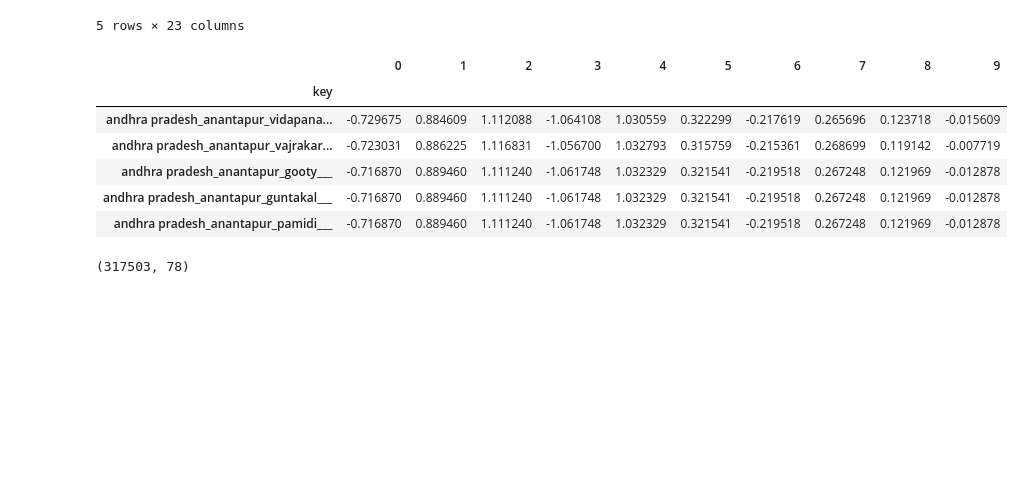
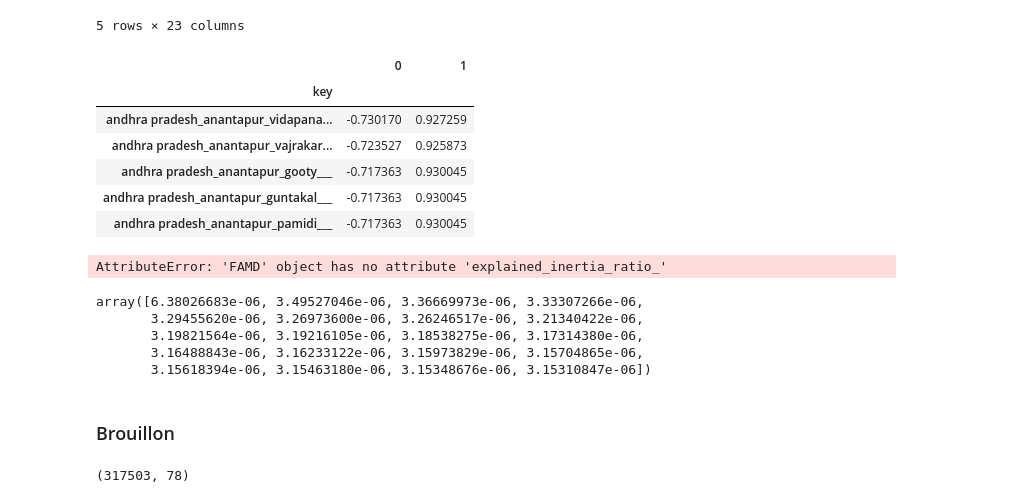
Before and after one commit to amaurylancelin/Datathon, a Jupyter notebook: clustering_without admin.ipynb, the cells around one changed output. Drawn from its saved outputs; the diff is of its cells as text; code cells hidden in the pictures; blank space fills up the shorter version.

```diff
--- a/clustering_without admin.ipynb
+++ b/clustering_without admin.ipynb
@@ -478,23 +478,38 @@ data_R.head()
 5 rows × 23 columns
 # %%
 # famd = FAMD(n_components=26).fit(data_R)
-famd = FAMD(n_components=10,
+famd = FAMD(n_components=2,
      n_iter=10,
      copy=True,
      check_input=True,
      engine='sklearn',       ## Can be "auto", 'sklearn', 'fbpca'
      random_state=42).fit(data_R)
 
 famd_data_R=famd.row_coordinates(data_R)
 famd_data_R.head()
 # %% [output]
-|  | 0 | 1 | 2 | 3 | 4 | 5 | 6 | 7 | 8 | 9 |
-| key |  |  |  |  |  |  |  |  |  |  |
-| andhra pradesh_anantapur_vidapana... | -0.729675 | 0.884609 | 1.112088 | -1.064108 | 1.030559 | 0.322299 | -0.217619 | 0.265696 | 0.123718 | -0.015609 |
-| andhra pradesh_anantapur_vajrakar... | -0.723031 | 0.886225 | 1.116831 | -1.056700 | 1.032793 | 0.315759 | -0.215361 | 0.268699 | 0.119142 | -0.007719 |
-| andhra pradesh_anantapur_gooty___ | -0.716870 | 0.889460 | 1.111240 | -1.061748 | 1.032329 | 0.321541 | -0.219518 | 0.267248 | 0.121969 | -0.012878 |
-| andhra pradesh_anantapur_guntakal___ | -0.716870 | 0.889460 | 1.111240 | -1.061748 | 1.032329 | 0.321541 | -0.219518 | 0.267248 | 0.121969 | -0.012878 |
-| andhra pradesh_anantapur_pamidi___ | -0.716870 | 0.889460 | 1.111240 | -1.061748 | 1.032329 | 0.321541 | -0.219518 | 0.267248 | 0.121969 | -0.012878 |
+|  | 0 | 1 |
+| key |  |  |
+| andhra pradesh_anantapur_vidapana... | -0.730170 | 0.927259 |
+| andhra pradesh_anantapur_vajrakar... | -0.723527 | 0.925873 |
+| andhra pradesh_anantapur_gooty___ | -0.717363 | 0.930045 |
+| andhra pradesh_anantapur_guntakal___ | -0.717363 | 0.930045 |
+| andhra pradesh_anantapur_pamidi___ | -0.717363 | 0.930045 |
+# %%
+famd.explained_inertia_ratio_
+# %% [output]
+AttributeError: 'FAMD' object has no attribute 'explained_inertia_ratio_'
+# %%
+famd.total_inertia_
+famd.eigenvalues_
+# %% [output]
+array([6.38026683e-06, 3.49527046e-06, 3.36669973e-06, 3.33307266e-06,
+       3.29455620e-06, 3.26973600e-06, 3.26246517e-06, 3.21340422e-06,
+       3.19821564e-06, 3.19216105e-06, 3.18538275e-06, 3.17314380e-06,
+       3.16488843e-06, 3.16233122e-06, 3.15973829e-06, 3.15704865e-06,
+       3.15618394e-06, 3.15463180e-06, 3.15348676e-06, 3.15310847e-06])
+# %% [markdown]
+### Brouillon
 # %%
 #TO COMPARE
 data_2compare_R=pd.read_csv("Outputs/data_preprocessedKmeans_Rabi")
```
Also changed, not shown: parts of 11 cells of this notebook.
